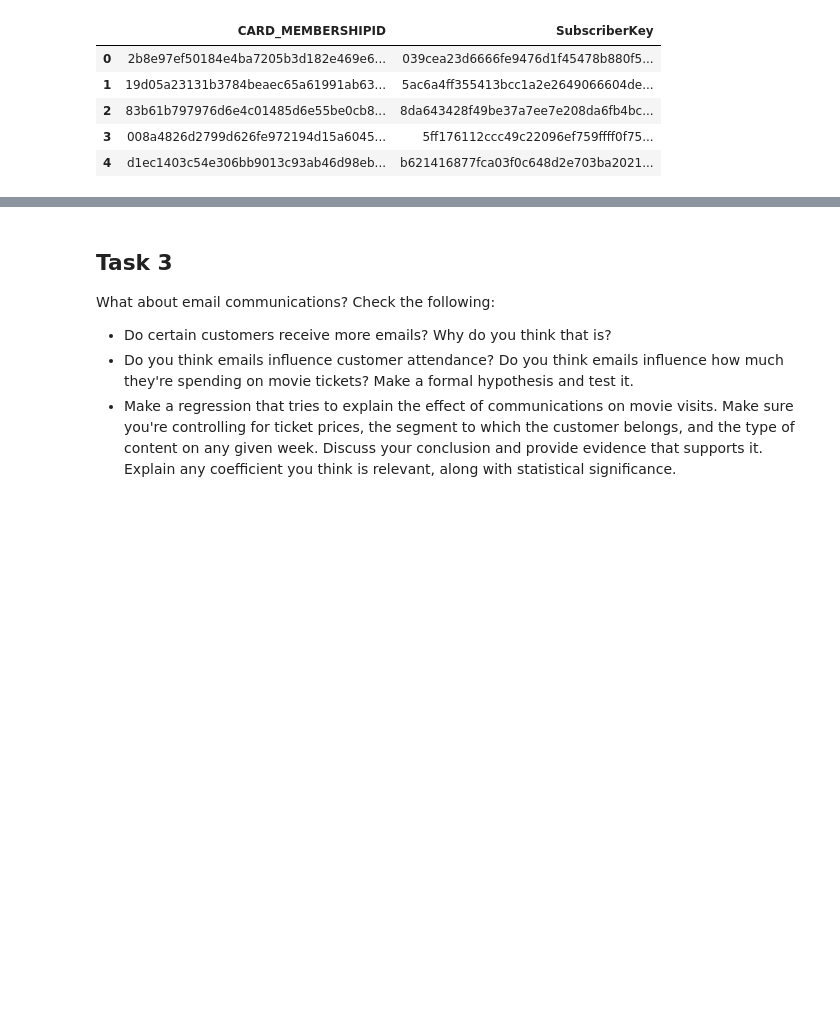
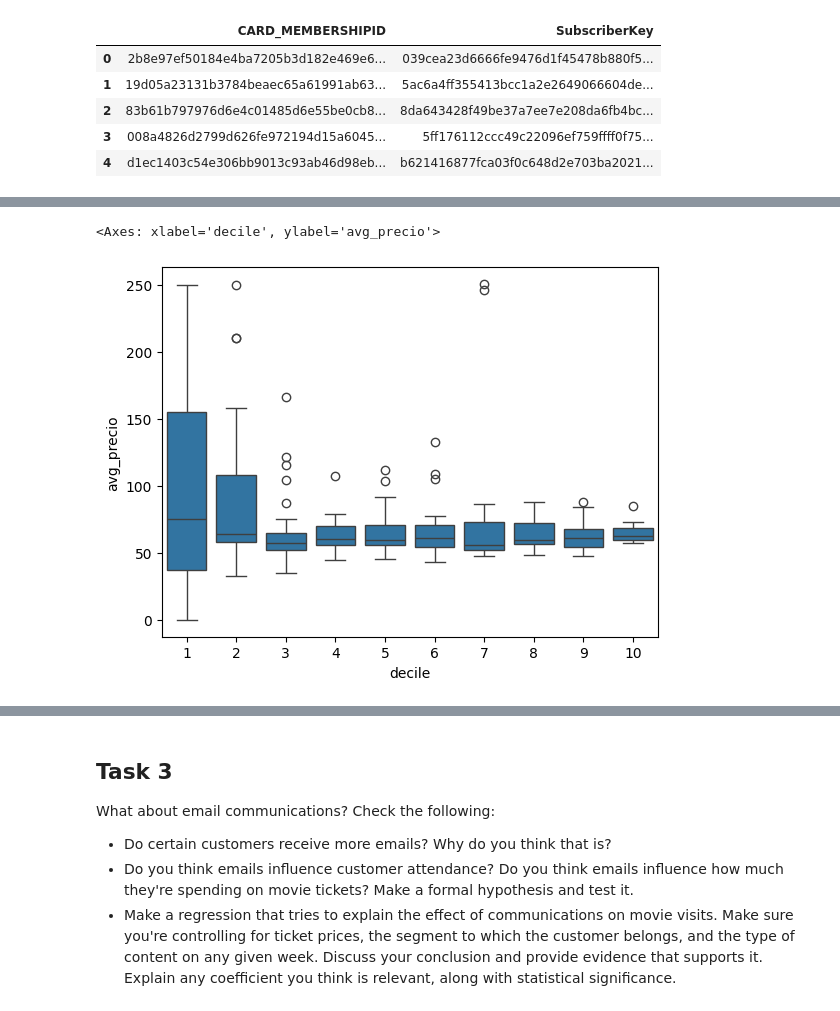
Before and after one commit to StefanoMolina/Random, a Jupyter notebook: 240723_data_challenge_SMM.ipynb, the cells around one changed output, grey strips where cells are left out. Cells and saved outputs as stored; diff of their text form; code cells hidden in the pictures; blank space fills up the shorter version.

```diff
--- a/240723_data_challenge_SMM.ipynb
+++ b/240723_data_challenge_SMM.ipynb
@@ -181,0 +348,18 @@ cus.head()
+# %%
+
+#create aggregation for each movie and calculate several metrics as well as their number of tickets decile
+movie_agg = tra.groupby(['TX_PELICULA_UNICA']).agg(
+    total_boletos = pd.NamedAgg('BOLETOS', 'sum'),
+    total_precio = pd.NamedAgg('IMPORTE_TAQUILLA', 'sum')
+)
+
+movie_agg['avg_precio'] = movie_agg['total_precio']/movie_agg['total_boletos']
+movie_agg['decile'] = pd.qcut(movie_agg['total_boletos'], 10, labels=False) + 1
+movie_agg['log_boletos'] = np.log(movie_agg['total_boletos'])
+movie_agg['log_avg_precio'] = np.log(movie_agg['avg_precio'])
+# %%
+#boxplot by decile
+sns.boxplot(movie_agg, x = 'decile', y = 'avg_precio')
+# %% [output]
+<Axes: xlabel='decile', ylabel='avg_precio'>
+[figure, added]
```
Also changed, not shown: parts of 63 cells of this notebook.
